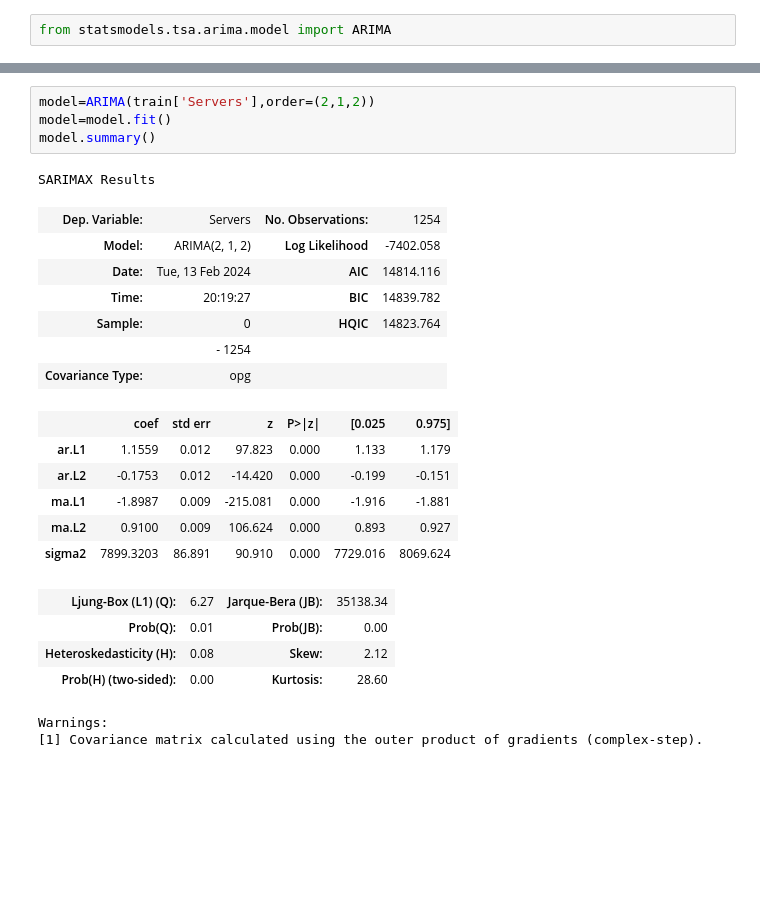
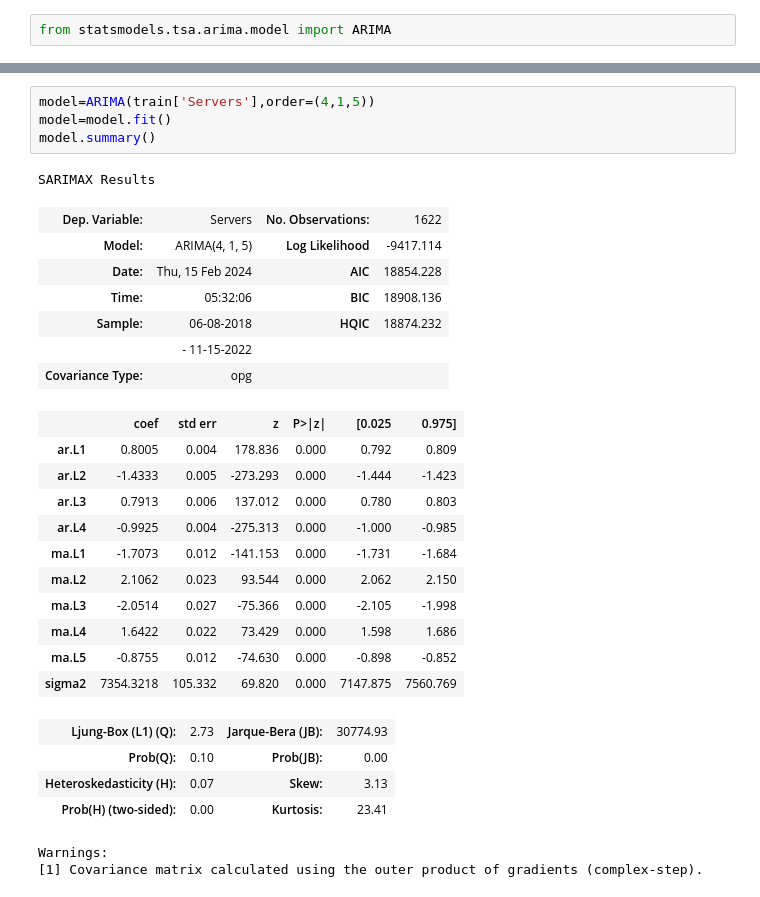
Before and after one commit to alainaparr/oracleserver, a Jupyter notebook: models/arimaeverday2 (1).ipynb, the cells around one changed output, grey strips where cells are left out. Drawn from its saved outputs; the diff is of its cells as text; blank space fills up the shorter version.

Commit message:
most accurate model + future predictions 30 days

```diff
--- a/models/arimaeverday2 (1).ipynb
+++ b/models/arimaeverday2 (1).ipynb
@@ -245,26 +300,31 @@ print(train.shape,test.shape)
 # %%
-model=ARIMA(train['Servers'],order=(2,1,2))
+model=ARIMA(train['Servers'],order=(4,1,5))
 model=model.fit()
 model.summary()
 # %% [output]
 SARIMAX Results
-| Dep. Variable: | Servers | No. Observations: | 1254 |
-| Model: | ARIMA(2, 1, 2) | Log Likelihood | -7402.058 |
-| Date: | Tue, 13 Feb 2024 | AIC | 14814.116 |
-| Time: | 20:19:27 | BIC | 14839.782 |
-| Sample: | 0 | HQIC | 14823.764 |
-|  | - 1254 |  |  |
+| Dep. Variable: | Servers | No. Observations: | 1622 |
+| Model: | ARIMA(4, 1, 5) | Log Likelihood | -9417.114 |
+| Date: | Thu, 15 Feb 2024 | AIC | 18854.228 |
+| Time: | 05:32:06 | BIC | 18908.136 |
+| Sample: | 06-08-2018 | HQIC | 18874.232 |
+|  | - 11-15-2022 |  |  |
 | Covariance Type: | opg |  |  |
 |  | coef | std err | z | P>|z| | [0.025 | 0.975] |
-| ar.L1 | 1.1559 | 0.012 | 97.823 | 0.000 | 1.133 | 1.179 |
-| ar.L2 | -0.1753 | 0.012 | -14.420 | 0.000 | -0.199 | -0.151 |
-| ma.L1 | -1.8987 | 0.009 | -215.081 | 0.000 | -1.916 | -1.881 |
-| ma.L2 | 0.9100 | 0.009 | 106.624 | 0.000 | 0.893 | 0.927 |
-| sigma2 | 7899.3203 | 86.891 | 90.910 | 0.000 | 7729.016 | 8069.624 |
+| ar.L1 | 0.8005 | 0.004 | 178.836 | 0.000 | 0.792 | 0.809 |
+| ar.L2 | -1.4333 | 0.005 | -273.293 | 0.000 | -1.444 | -1.423 |
+| ar.L3 | 0.7913 | 0.006 | 137.012 | 0.000 | 0.780 | 0.803 |
+| ar.L4 | -0.9925 | 0.004 | -275.313 | 0.000 | -1.000 | -0.985 |
+| ma.L1 | -1.7073 | 0.012 | -141.153 | 0.000 | -1.731 | -1.684 |
+| ma.L2 | 2.1062 | 0.023 | 93.544 | 0.000 | 2.062 | 2.150 |
+| ma.L3 | -2.0514 | 0.027 | -75.366 | 0.000 | -2.105 | -1.998 |
+| ma.L4 | 1.6422 | 0.022 | 73.429 | 0.000 | 1.598 | 1.686 |
+| ma.L5 | -0.8755 | 0.012 | -74.630 | 0.000 | -0.898 | -0.852 |
+| sigma2 | 7354.3218 | 105.332 | 69.820 | 0.000 | 7147.875 | 7560.769 |
-| Ljung-Box (L1) (Q): | 6.27 | Jarque-Bera (JB): | 35138.34 |
-| Prob(Q): | 0.01 | Prob(JB): | 0.00 |
-| Heteroskedasticity (H): | 0.08 | Skew: | 2.12 |
-| Prob(H) (two-sided): | 0.00 | Kurtosis: | 28.60 |
+| Ljung-Box (L1) (Q): | 2.73 | Jarque-Bera (JB): | 30774.93 |
+| Prob(Q): | 0.10 | Prob(JB): | 0.00 |
+| Heteroskedasticity (H): | 0.07 | Skew: | 3.13 |
+| Prob(H) (two-sided): | 0.00 | Kurtosis: | 23.41 |
 Warnings:
 [1] Covariance matrix calculated using the outer product of gradients (complex-step).
 # %%
```
Also changed, not shown: parts of 14 cells of this notebook.
